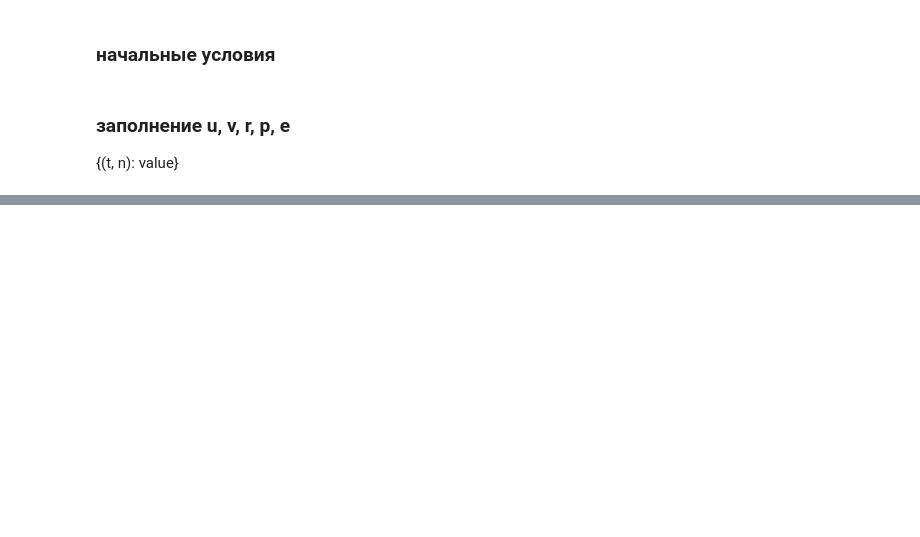
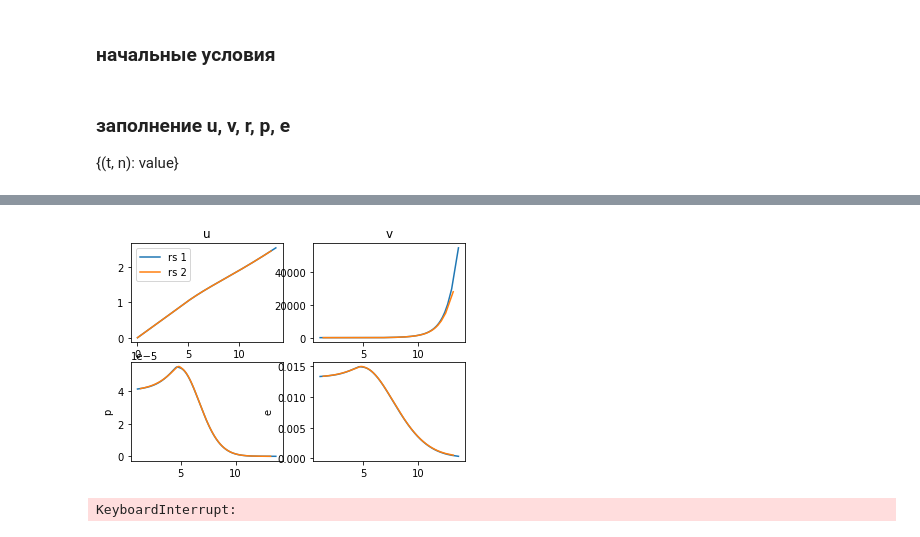
Before and after one commit to VZhikhareva/MIPT, a Jupyter notebook: ded/razryv_shara.ipynb, the cells around one changed output, grey strips where cells are left out. Saved outputs shown, nothing was run; the diff lists cells and outputs as text; code cells hidden in the pictures; blank space fills up the shorter version.

```diff
--- a/ded/razryv_shara.ipynb
+++ b/ded/razryv_shara.ipynb
@@ -140,0 +126,50 @@ TypeError: 'genMap' object is not subscriptable
+# %%
+def compare_res(rs1, rs2):
+    fig, axs = plt.subplots(2, 2)
+    n = int(rs1['u'].nmax)
+    axs[0, 0].plot([rs1['r'].get(n, i) for i in range(rs1['N']+1)], [rs1['u'].get(n - .5, i) for i in range(rs1['N']+1)], label = 'rs 1')
+    axs[0, 0].plot([rs2['r'].get(n, i) for i in range(rs2['N']+1)], [rs2['u'].get(n - .5, i) for i in range(rs2['N']+1)], label = 'rs 2')
+    axs[0, 0].set_title('u')
+    axs[0, 0].legend()
+    axs[0, 1].plot([rs1['r'].get(n, i) for i in range(1, rs1['N']+1)], [rs1['v'].get(n, i -.5) for i in range(1, rs1['N']+1)])
+    axs[0, 1].plot([rs2['r'].get(n, i) for i in range(1, rs2['N']+1)], [rs2['v'].get(n, i -.5) for i in range(1, rs2['N']+1)])
+    axs[0, 1].set_title("v")
+    axs[1, 0].plot([rs1['r'].get(n, i) for i in range(1, rs1['N']+1)], [rs1['p'].get(n, i - .5) for i in range(1, rs1['N']+1)])
+    axs[1, 0].plot([rs2['r'].get(n, i) for i in range(1, rs2['N']+1)], [rs2['p'].get(n, i - .5) for i in range(1, rs2['N']+1)])
+    axs[1, 0].set(ylabel  = 'p')
+    axs[1, 1].plot([rs1['r'].get(n, i) for i in range(1, rs1['N']+1)], [rs1['e'].get(n, i - .5) for i in range(1, rs1['N']+1)])
+    axs[1, 1].plot([rs2['r'].get(n, i) for i in range(1, rs2['N']+1)], [rs2['e'].get(n, i - .5) for i in range(1, rs2['N']+1)])
+    axs[1, 1].set(ylabel  = 'e')
+    plt.show()
+# %%
+compare_res(rs1, rs2)
+# %% [output]
+[figure, added]
+# %%
+rs = rs1
+
+from celluloid import Camera
+fig, axs = plt.subplots(2, 2)
+camera = Camera(fig)
+N = rs1['N']
+r = rs1['r']
+u = rs1['u']
+v = rs1['v']
+p = rs1['p']
+e = rs1['e']
+for n in range(rs1['Nstep']):
+    axs[0, 0].plot([r.get(n, i) for i in range(N+1)], [u.get(n + .5, i) for i in range(N+1)], label = str(round(n * t_step, 2)))
+    axs[0, 0].set_title('u')
+    # axs[0, 0].legend()
+    axs[0, 1].plot([r.get(n, i) for i in range(1, N+1)], [v.get(n, i -.5) for i in range(1, N+1)])
+    axs[0, 1].set_title("v")
+    axs[1, 0].plot([r.get(n, i) for i in range(1, N+1)], [p.get(n, i - .5) for i in range(1, N+1)])
+    axs[1, 0].set(ylabel  = 'p')
+    axs[1, 1].plot([r.get(n, i) for i in range(1, N+1)], [e.get(n, i - .5) for i in range(1, N+1)])
+    axs[1, 1].set(ylabel  = 'e')
+    camera.snap()
+#     plt.show()
+animation = camera.animate()
+animation.save('c:/tmp/celluloid_subplots.gif', writer = 'imagemagick')
+# %% [output]
+KeyboardInterrupt:
```
Also changed, not shown: parts of 27 cells of this notebook, 1 other file.
